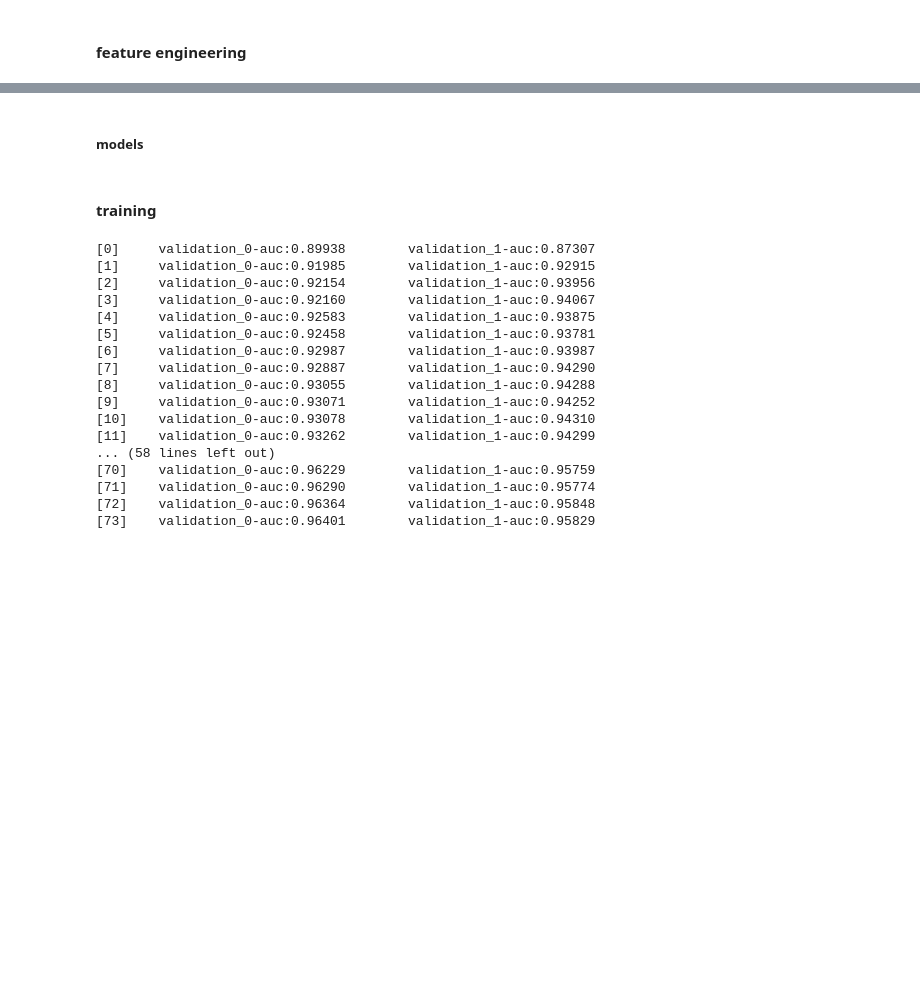
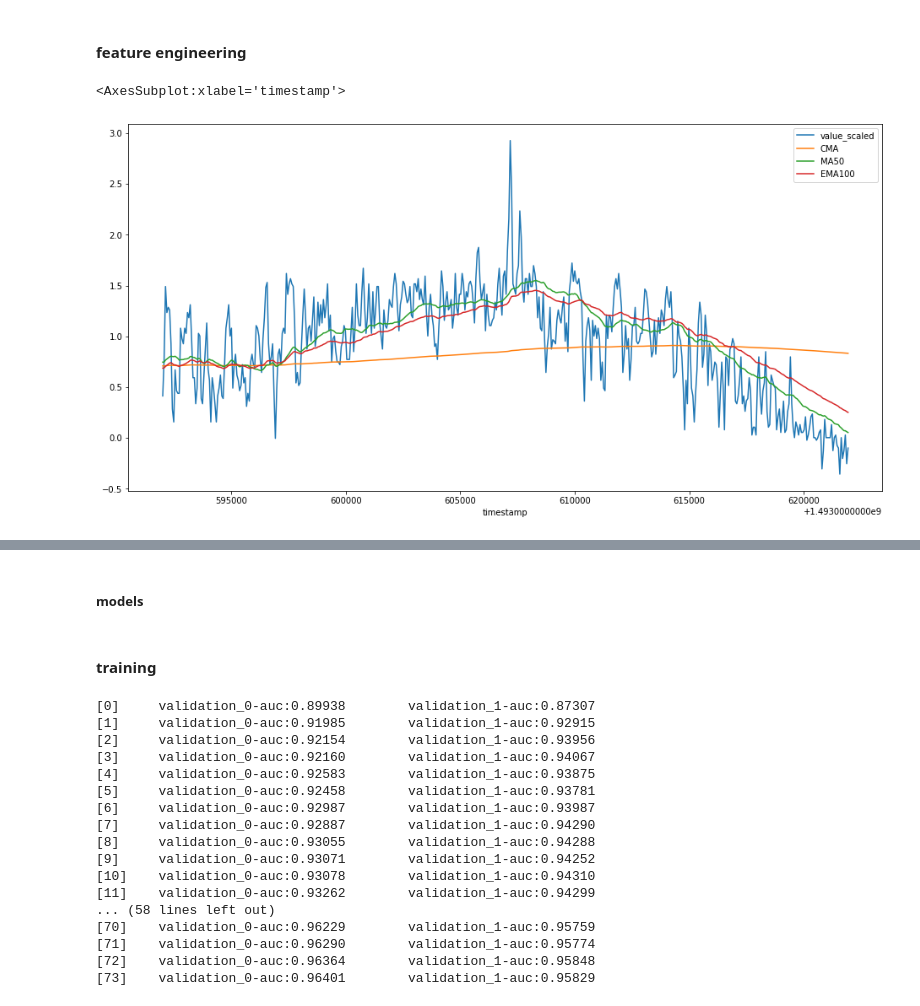
Before and after one commit to Cyprien-Ricque/kpi-anomaly-detection, a Jupyter notebook: notebooks/gradient_boosting.ipynb, the cells around one changed output, grey strips where cells are left out. Saved outputs shown, nothing was run; the diff lists cells and outputs as text; code cells hidden in the pictures; blank space fills up the shorter version.

Commit message:
added feature engineering example plots

```diff
--- a/notebooks/gradient_boosting.ipynb
+++ b/notebooks/gradient_boosting.ipynb
@@ -62,2 +62,7 @@ for dataset in (dl.train, dl.val, dl.test):
 
     # TODO ? how each datapoint deviates from the 'tipical value' for that time
+# %%
+dl.train[dl.train['kpi_id'] == '02e99bd4f6cfb33f'].head(900)[400:].plot.line(x='timestamp', y=['value_scaled', 'CMA', 'MA50', 'EMA100'], figsize=(16, 8))
+# %% [output]
+<AxesSubplot:xlabel='timestamp'>
+[figure, added]
```
Also changed, not shown: parts of 3 cells of this notebook.
